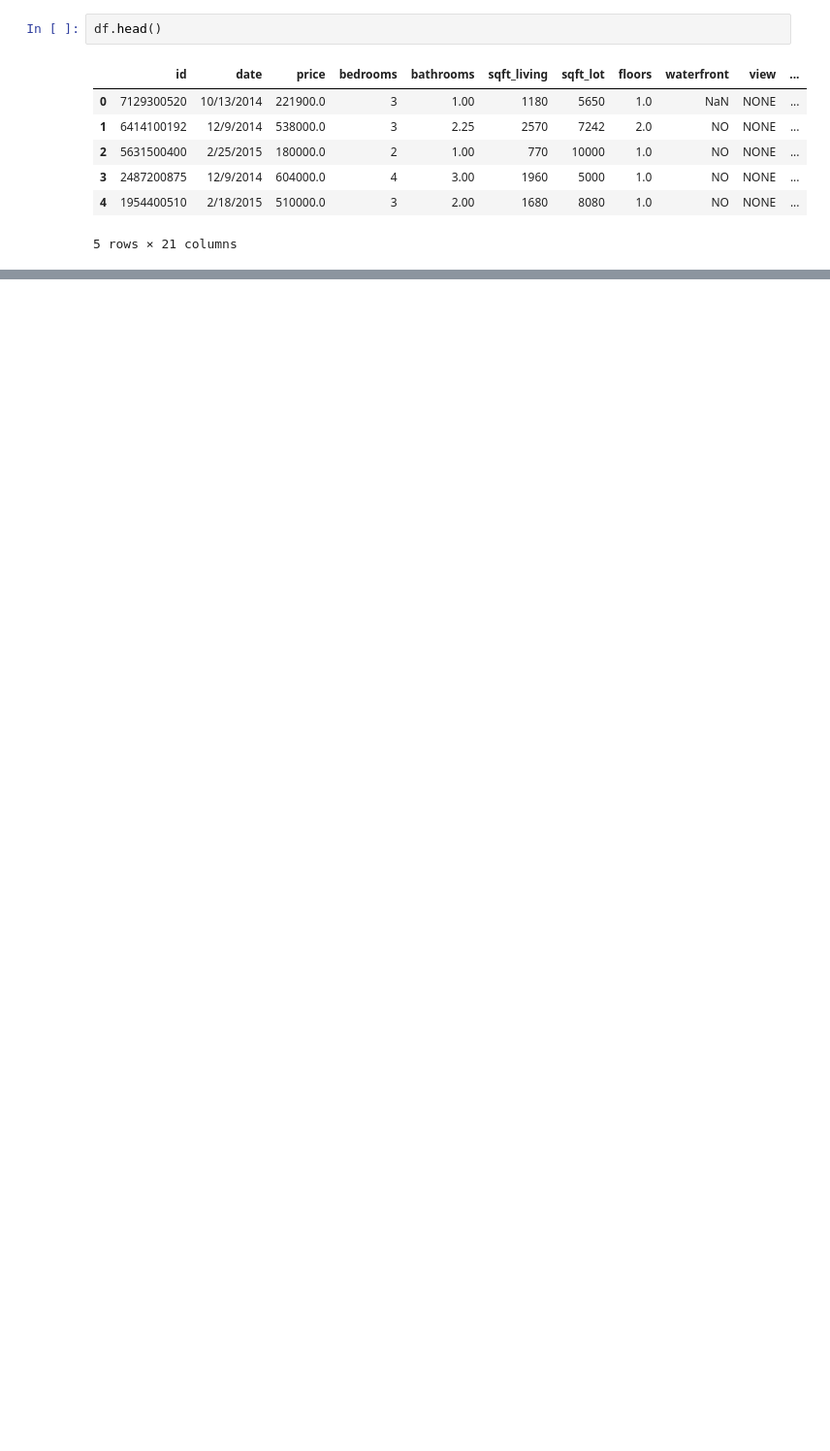
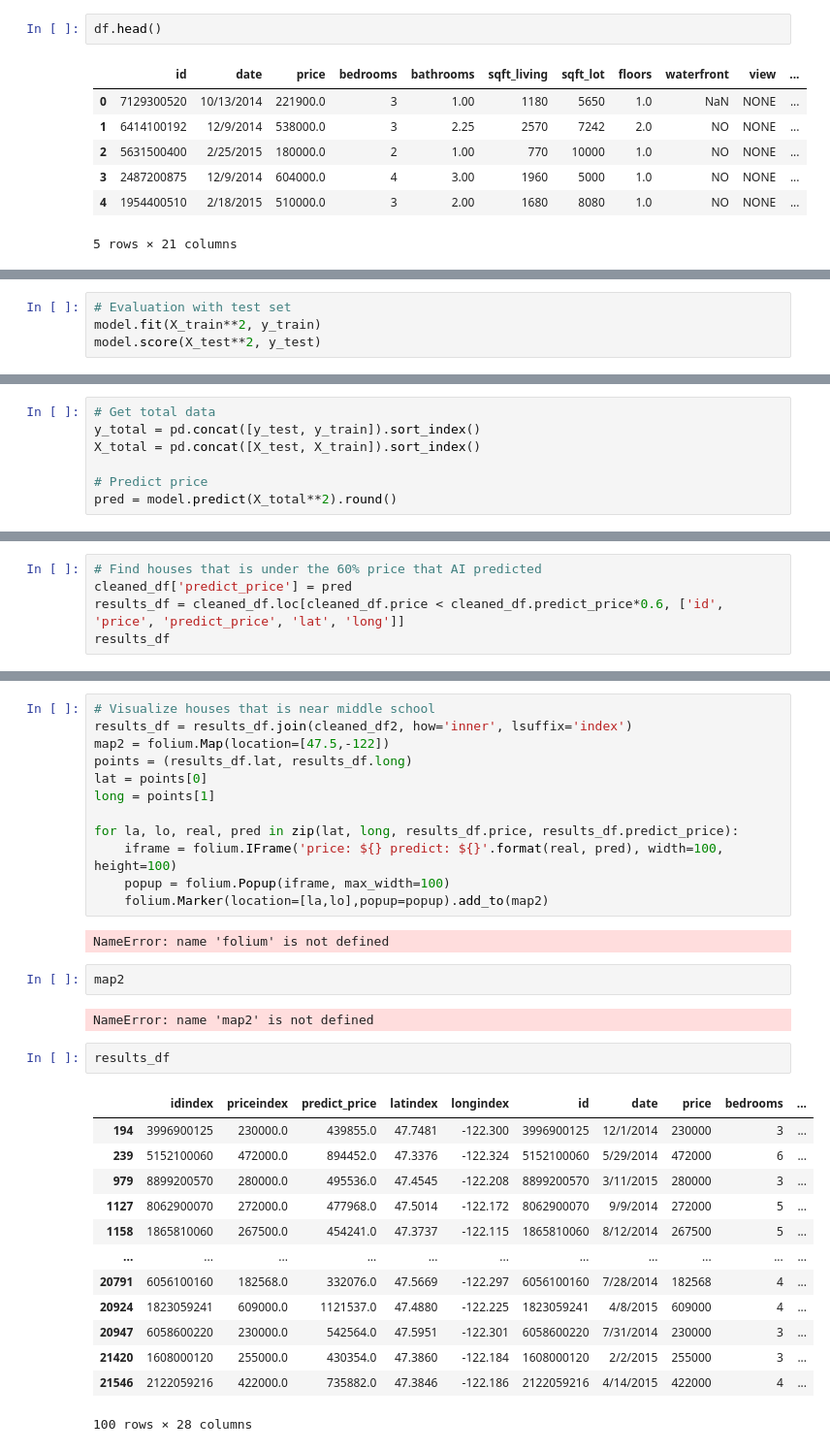
Before and after one commit to Caleb-Harriss/dsc-phase-2-project-v2-3, a Jupyter notebook: student.ipynb, the cells around one changed output, grey strips where cells are left out. Shown at 97% size. Saved outputs shown, nothing was run; the diff lists cells and outputs as text; blank space fills up the shorter version.

```diff
--- a/student.ipynb
+++ b/student.ipynb
@@ -252,0 +334,4 @@ sns.scatterplot(x, y, hue = df['view'])
+# %%
+# Evaluation with test set
+model.fit(X_train**2, y_train)
+model.score(X_test**2, y_test)
@@ -252,0 +342,7 @@ sns.scatterplot(x, y, hue = df['view'])
+# %%
+# Get total data
+y_total = pd.concat([y_test, y_train]).sort_index()
+X_total = pd.concat([X_test, X_train]).sort_index()
+
+# Predict price
+pred = model.predict(X_total**2).round()
@@ -252,0 +361,5 @@ sns.scatterplot(x, y, hue = df['view'])
+# %%
+# Find houses that is under the 60% price that AI predicted
+cleaned_df['predict_price'] = pred
+results_df = cleaned_df.loc[cleaned_df.price < cleaned_df.predict_price*0.6, ['id', 'price', 'predict_price', 'lat', 'long']]
+results_df
@@ -252,0 +398,34 @@ sns.scatterplot(x, y, hue = df['view'])
+# %%
+# Visualize houses that is near middle school
+results_df = results_df.join(cleaned_df2, how='inner', lsuffix='index')
+map2 = folium.Map(location=[47.5,-122])
+points = (results_df.lat, results_df.long)
+lat = points[0]
+long = points[1]
+
+for la, lo, real, pred in zip(lat, long, results_df.price, results_df.predict_price):
+    iframe = folium.IFrame('price: ${} predict: ${}'.format(real, pred), width=100, height=100)
+    popup = folium.Popup(iframe, max_width=100)
+    folium.Marker(location=[la,lo],popup=popup).add_to(map2)
+# %% [output]
+NameError: name 'folium' is not defined
+# %%
+map2
+# %% [output]
+NameError: name 'map2' is not defined
+# %%
+results_df
+# %% [output]
+|  | idindex | priceindex | predict_price | latindex | longindex | id | date | price | bedrooms | ... |
+| 194 | 3996900125 | 230000.0 | 439855.0 | 47.7481 | -122.300 | 3996900125 | 12/1/2014 | 230000 | 3 | ... |
+| 239 | 5152100060 | 472000.0 | 894452.0 | 47.3376 | -122.324 | 5152100060 | 5/29/2014 | 472000 | 6 | ... |
+| 979 | 8899200570 | 280000.0 | 495536.0 | 47.4545 | -122.208 | 8899200570 | 3/11/2015 | 280000 | 3 | ... |
+| 1127 | 8062900070 | 272000.0 | 477968.0 | 47.5014 | -122.172 | 8062900070 | 9/9/2014 | 272000 | 5 | ... |
+| 1158 | 1865810060 | 267500.0 | 454241.0 | 47.3737 | -122.115 | 1865810060 | 8/12/2014 | 267500 | 5 | ... |
+| ... | ... | ... | ... | ... | ... | ... | ... | ... | ... | ... |
+| 20791 | 6056100160 | 182568.0 | 332076.0 | 47.5669 | -122.297 | 6056100160 | 7/28/2014 | 182568 | 4 | ... |
+| 20924 | 1823059241 | 609000.0 | 1121537.0 | 47.4880 | -122.225 | 1823059241 | 4/8/2015 | 609000 | 4 | ... |
+| 20947 | 6058600220 | 230000.0 | 542564.0 | 47.5951 | -122.301 | 6058600220 | 7/31/2014 | 230000 | 3 | ... |
+| 21420 | 1608000120 | 255000.0 | 430354.0 | 47.3860 | -122.184 | 1608000120 | 2/2/2015 | 255000 | 3 | ... |
+| 21546 | 2122059216 | 422000.0 | 735882.0 | 47.3846 | -122.186 | 2122059216 | 4/14/2015 | 422000 | 4 | ... |
+100 rows × 28 columns
```
Also changed, not shown: parts of 67 cells of this notebook, 40 other files.
